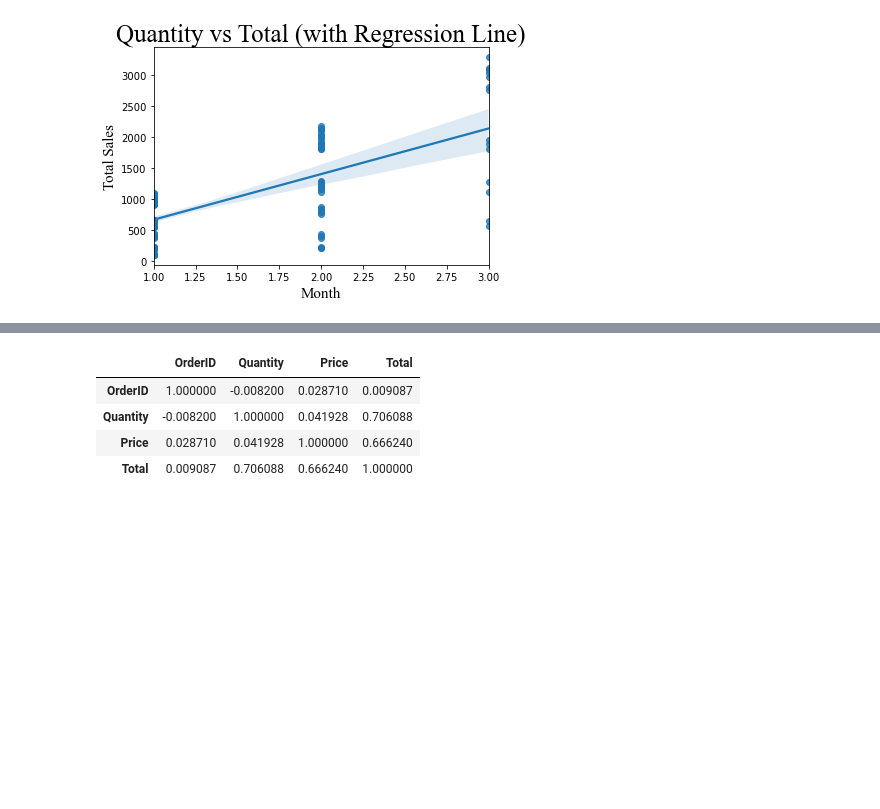
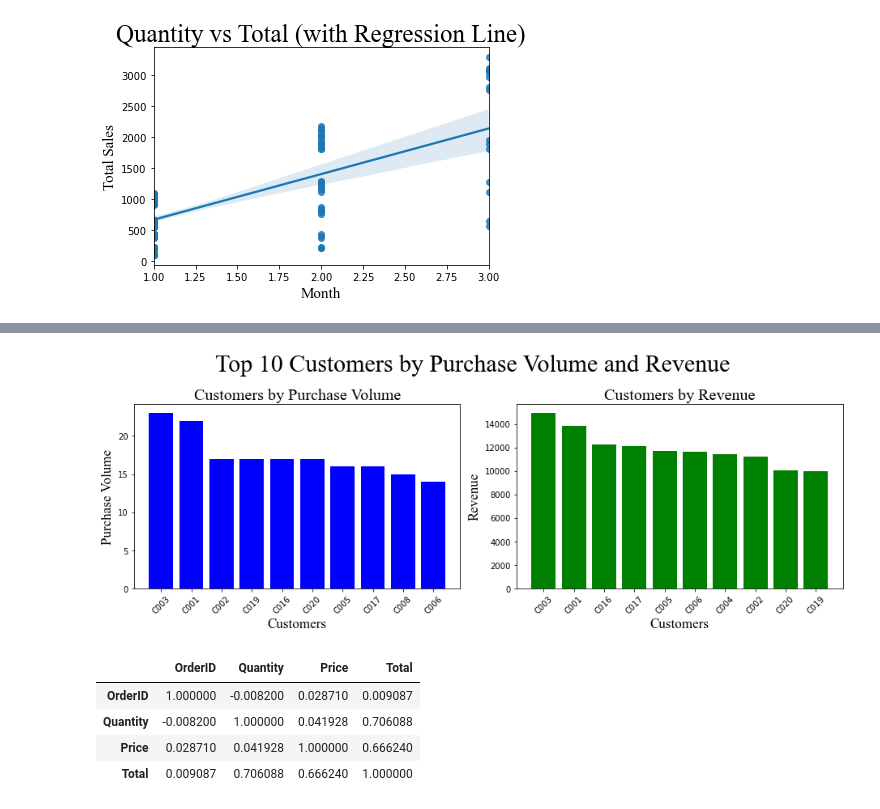
Before and after one commit to Eniola-Hannah/Sales-Data-Storytelling, a Jupyter notebook: Analysis.ipynb, the cells around one changed output, grey strips where cells are left out. Saved outputs shown, nothing was run; the diff lists cells and outputs as text; code cells hidden in the pictures; blank space fills up the shorter version.

Commit message:
Top 10 customers by purchase volume and by revenue using subplots

```diff
--- a/Analysis.ipynb
+++ b/Analysis.ipynb
@@ -391,3 +433,32 @@ plt.show()
+# %%
+# Top 10 customers by purchase volume and by revenue
+
+C_volume = df.groupby('CustomerID')['Quantity'].sum().sort_values(ascending=False)[:10].reset_index()
+C_revenue = df.groupby('CustomerID')['Total'].sum().sort_values(ascending=False)[:10].reset_index()
+
+fig, axs = plt.subplots(1, 2, figsize=(13,5))
+
+# First subplot
+axs[0].bar(C_volume['CustomerID'], C_volume['Quantity'], color='b')
+axs[0].set_title('Customers by Purchase Volume', fontname=font, fontsize=20)
+axs[0].set_xlabel("Customers", fontname=font, fontsize=17)
+axs[0].set_ylabel("Purchase Volume", fontname=font, fontsize=17)
+axs[0].tick_params(axis='x', rotation=45)
+
+# Second subplot
+axs[1].bar(C_revenue['CustomerID'], C_revenue['Total'], color='g')
+axs[1].set_title('Customers by Revenue', fontname=font, fontsize=20)
+axs[1].set_xlabel("Customers", fontname=font, fontsize=17)
+axs[1].set_ylabel("Revenue", fontname=font, fontsize=17)
+axs[1].tick_params(axis='x', rotation=45)
+
+# Main title
+fig.suptitle('Top 10 Customers by Purchase Volume and Revenue', fontname=font, fontsize=30)
+
+plt.tight_layout()
+plt.show()
+# %% [output]
+[figure, added]
 # %%
 correlation = df.select_dtypes(include='number').corr()
 correlation
```
Also changed, not shown: parts of 3 cells of this notebook.
